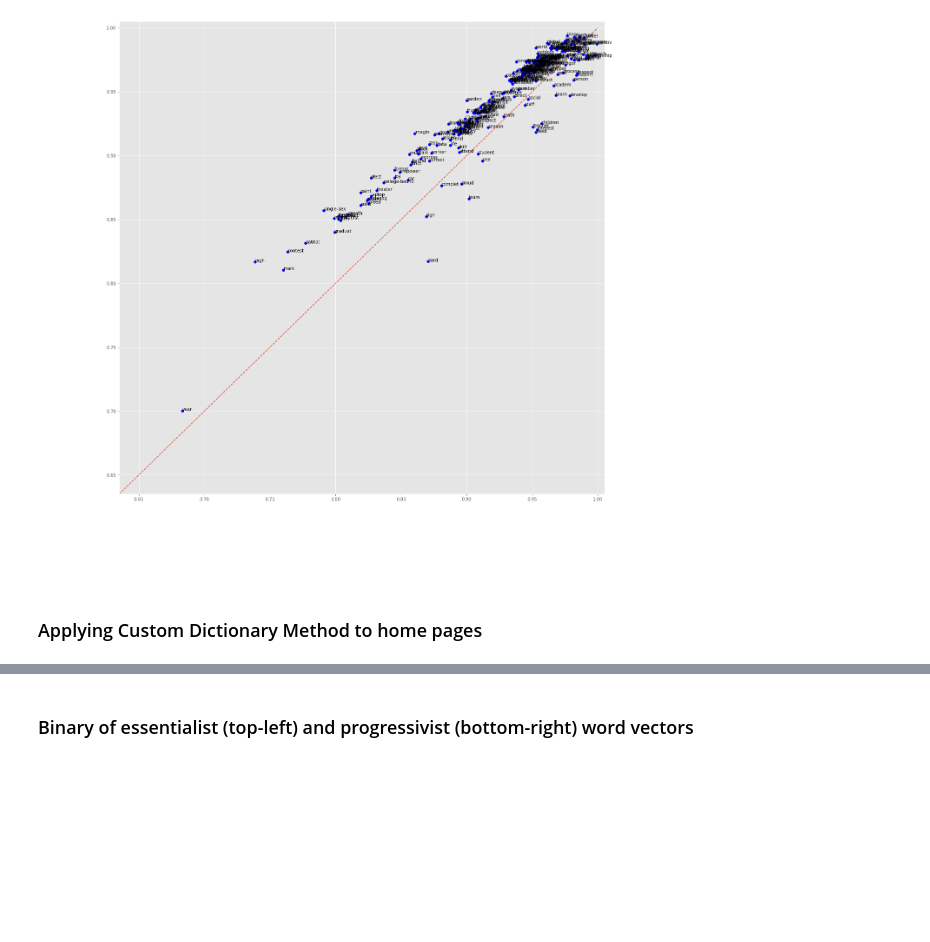
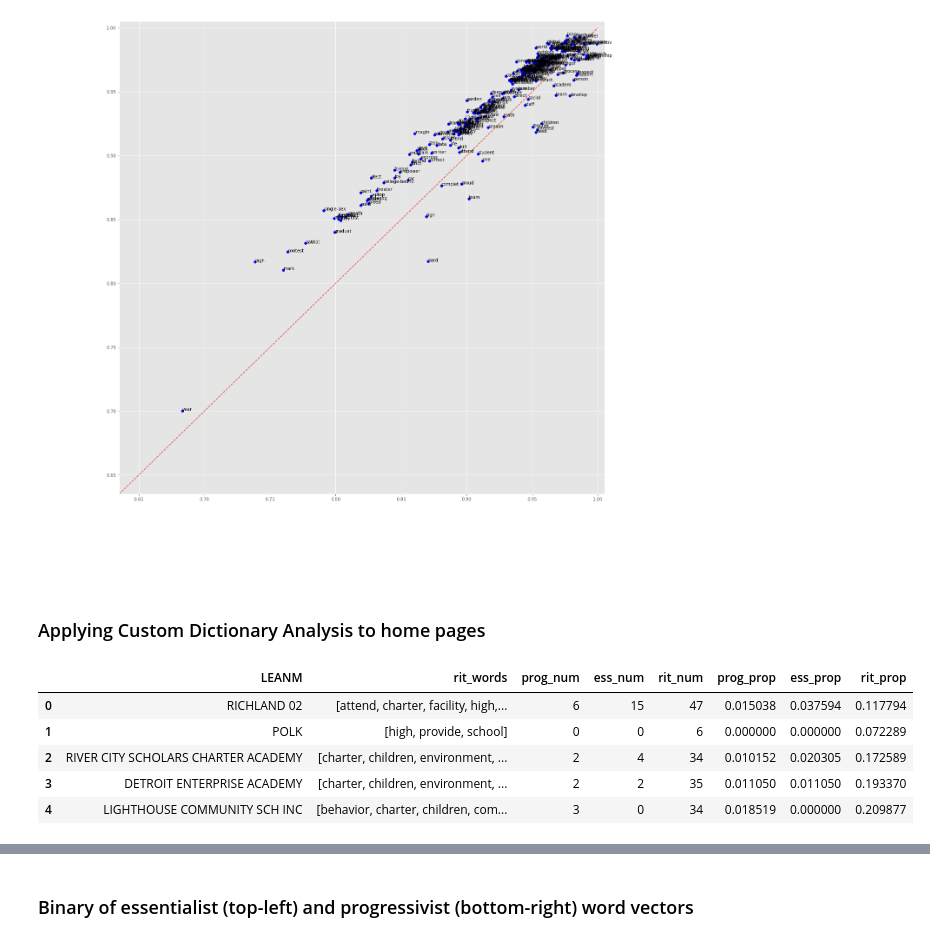
Before and after one commit to comp-strat/text_analysis, a Jupyter notebook: analysis_prelim.ipynb, the cells around one changed output, grey strips where cells are left out. Drawn from its saved outputs; the diff is of its cells as text; code cells hidden in the pictures; blank space fills up the shorter version.

Commit message:
Added custom dictionary analysis for home pages

```diff
--- a/analysis_prelim.ipynb
+++ b/analysis_prelim.ipynb
@@ -620,4 +615,27 @@ plt.plot([0, 1], [0, 1], linestyle='--');
 # %% [output]
 [figure]
 # %% [markdown]
-### Applying Custom Dictionary Method to home pages
+### Applying Custom Dictionary Analysis to home pages
+# %%
+# Find the number of words associated with each philosophy, and also list the unique words
+df['prog_words'] = df['webtokens_clean'].apply(lambda x: np.unique([word for word in x if word in progressivism]))
+df['prog_num'] = df['webtokens_clean'].apply(lambda x: len([word for word in x if word in progressivism]))
+
+df['ess_words'] = df['webtokens_clean'].apply(lambda x: np.unique([word for word in x if word in essentialism]))
+df['ess_num'] = df['webtokens_clean'].apply(lambda x: len([word for word in x if word in essentialism]))
+
+df['rit_words'] = df['webtokens_clean'].apply(lambda x: np.unique([word for word in x if word in ritual]))
+df['rit_num'] = df['webtokens_clean'].apply(lambda x: len([word for word in x if word in ritual]))
+
+df['prog_prop'] = df['prog_num']/df['webclean_count']
+df['ess_prop'] = df['ess_num']/df['webclean_count']
+df['rit_prop'] = df['rit_num']/df['webclean_count']
+
+df[:5][["LEANM", "rit_words", "prog_num", "ess_num", "rit_num", "prog_prop", "ess_prop", "rit_prop"]]
+# %% [output]
+|  | LEANM | rit_words | prog_num | ess_num | rit_num | prog_prop | ess_prop | rit_prop |
+| 0 | RICHLAND 02 | [attend, charter, facility, high,... | 6 | 15 | 47 | 0.015038 | 0.037594 | 0.117794 |
+| 1 | POLK | [high, provide, school] | 0 | 0 | 6 | 0.000000 | 0.000000 | 0.072289 |
+| 2 | RIVER CITY SCHOLARS CHARTER ACADEMY | [charter, children, environment, ... | 2 | 4 | 34 | 0.010152 | 0.020305 | 0.172589 |
+| 3 | DETROIT ENTERPRISE ACADEMY | [charter, children, environment, ... | 2 | 2 | 35 | 0.011050 | 0.011050 | 0.193370 |
+| 4 | LIGHTHOUSE COMMUNITY SCH INC | [behavior, charter, children, com... | 3 | 0 | 34 | 0.018519 | 0.000000 | 0.209877 |
```
Also changed, not shown: parts of 10 cells of this notebook.
